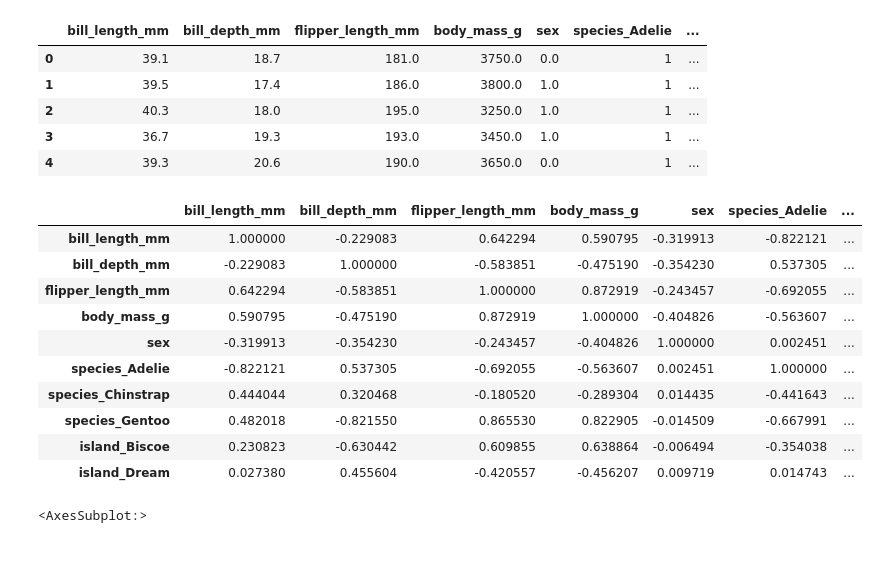
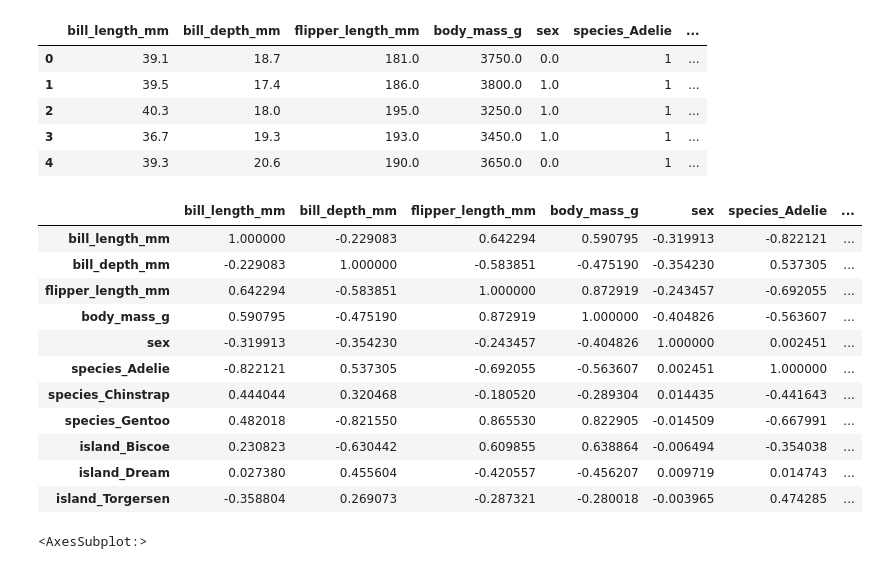
Before and after one commit to tami-pilla/ProcesamientoDatos_Python, a Jupyter notebook: Correlación de Variables.ipynb, the cells around one changed output. Cells and saved outputs as stored; diff of their text form; code cells hidden in the pictures.

```diff
--- a/Correlación de Variables.ipynb
+++ b/Correlación de Variables.ipynb
@@ -26,19 +26,20 @@ data.head()
 | 3 | 36.7 | 19.3 | 193.0 | 3450.0 | 1.0 | 1 | ... |
 | 4 | 39.3 | 20.6 | 190.0 | 3650.0 | 0.0 | 1 | ... |
 # %%
-data.corr(method='pearson').head(10)
+data.corr(method='pearson')
 # %% [output]
 |  | bill_length_mm | bill_depth_mm | flipper_length_mm | body_mass_g | sex | species_Adelie | ... |
 | bill_length_mm | 1.000000 | -0.229083 | 0.642294 | 0.590795 | -0.319913 | -0.822121 | ... |
 | bill_depth_mm | -0.229083 | 1.000000 | -0.583851 | -0.475190 | -0.354230 | 0.537305 | ... |
 | flipper_length_mm | 0.642294 | -0.583851 | 1.000000 | 0.872919 | -0.243457 | -0.692055 | ... |
 | body_mass_g | 0.590795 | -0.475190 | 0.872919 | 1.000000 | -0.404826 | -0.563607 | ... |
 | sex | -0.319913 | -0.354230 | -0.243457 | -0.404826 | 1.000000 | 0.002451 | ... |
 | species_Adelie | -0.822121 | 0.537305 | -0.692055 | -0.563607 | 0.002451 | 1.000000 | ... |
 | species_Chinstrap | 0.444044 | 0.320468 | -0.180520 | -0.289304 | 0.014435 | -0.441643 | ... |
 | species_Gentoo | 0.482018 | -0.821550 | 0.865530 | 0.822905 | -0.014509 | -0.667991 | ... |
 | island_Biscoe | 0.230823 | -0.630442 | 0.609855 | 0.638864 | -0.006494 | -0.354038 | ... |
 | island_Dream | 0.027380 | 0.455604 | -0.420557 | -0.456207 | 0.009719 | 0.014743 | ... |
+| island_Torgersen | -0.358804 | 0.269073 | -0.287321 | -0.280018 | -0.003965 | 0.474285 | ... |
 # %%
 sns.heatmap(data.corr(method='pearson'), cmap="crest", linewidth=.7)
 # %% [output]
```
Also changed, not shown: parts of 1 cell of this notebook.
